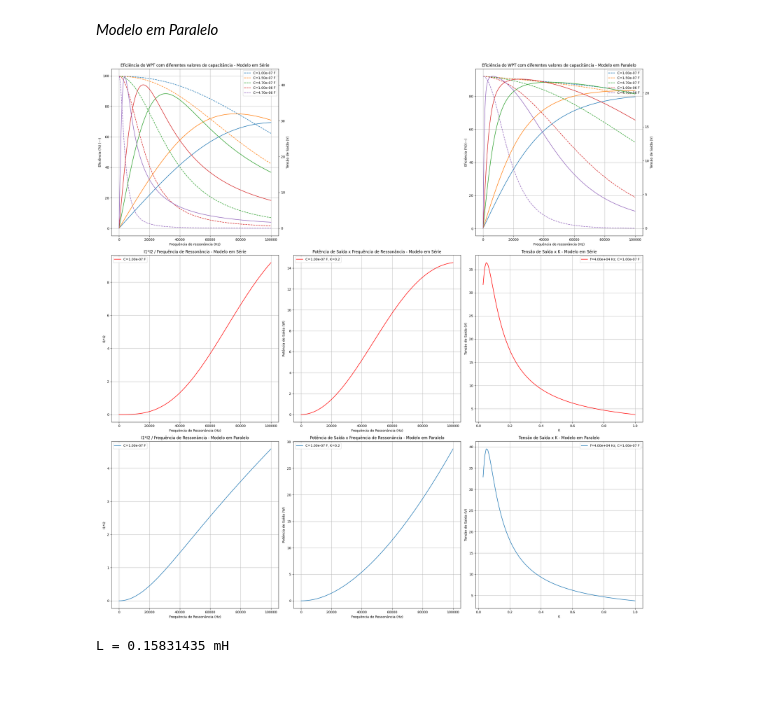
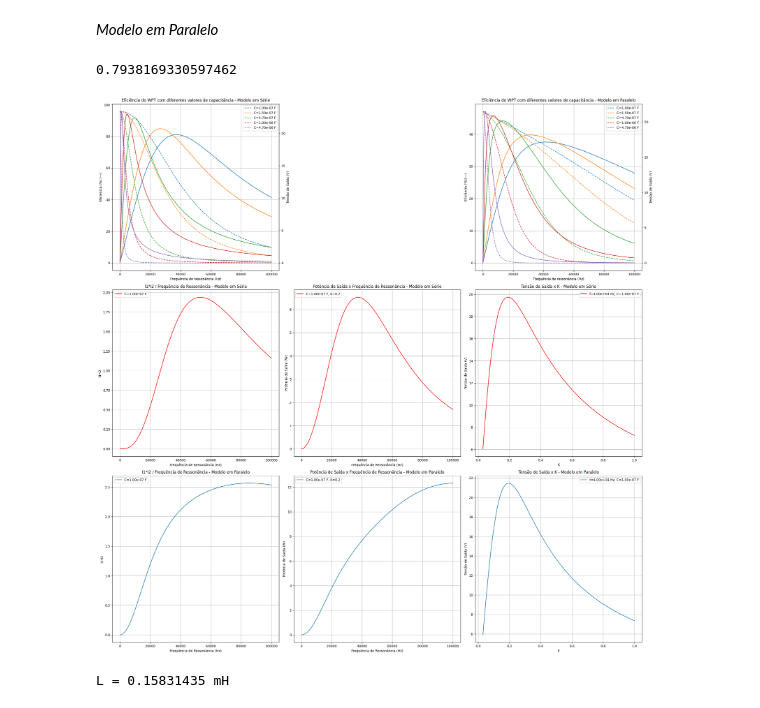
Before and after one commit to Luca-Krausz/ProjetoEletromag24.2, a Jupyter notebook: EletromagCapacitor.ipynb, the cells around one changed output. Drawn from its saved outputs; the diff is of its cells as text; code cells hidden in the pictures.

```diff
--- a/EletromagCapacitor.ipynb
+++ b/EletromagCapacitor.ipynb
@@ -11,9 +11,9 @@ import numpy as np
 from matplotlib import pyplot as plt
 from matplotlib import *
 # %%
-R1 = 0.1
+R1 = 1.294
 R2 = R1
-L1 = 0.158e-3
+L1 = 164.4e-6
 L2 = L1
 C1 = 1e-7
 C2 = C1
@@ -22,7 +22,7 @@ M = (sqrt(L1*L2))*K
 # %%
 f = 40e3
 W = 2*pi*f
-Ufonte = 5
+Ufonte = 10
 XL1 = 1j * W * L1
 XL2 = 1j * W * L2
 XM = 1j * W * M
@@ -293,7 +293,7 @@ def graficoeficiencia_paralelo(ax, C_values, R_DC, Ufonte, Rcarga):
         frequencias = []
         freq_max = 100e3
 
-        for f in np.linspace(1, freq_max+1, 1000):
+        for f in np.linspace(1, freq_max+1, 10000):
             R_f = calcular_resistencia_pelicular(R_DC, f)
 
             # Recalculando os parâmetros do circuito para cada valor de frequência
@@ -414,6 +414,7 @@ def graficoPsaidaf_paralelo(ax, Ufonte, R_DC, K, C, Rcarga, freq_max):
 # Gráfico I1*I2 x f
 
 def graficoI1I2f_paralelo(ax, Ufonte, R_DC, K, C, Rcarga, freq_max):
+    I2 = []
     I1I2 = []
     frequencias = []
 
@@ -437,9 +438,11 @@ def graficoI1I2f_paralelo(ax, Ufonte, R_DC, K, C, Rcarga, freq_max):
         V = np.array([Ufonte, 0])
         i = np.dot(linalg.inv(Z), V)
 
+        I2.append(i[1])
         I1I2.append(np.abs(i[0] * i[1]))
         frequencias.append(f)
 
+    print(np.abs(max(I2)))
     ax.plot(frequencias, I1I2, label=f'C={C:.2e} F')
     ax.set_title('I1*I2 / Frequência de Ressonância - Modelo em Paralelo')
     ax.set_xlabel('Frequência de Ressonância (Hz)')
@@ -449,33 +452,34 @@ def graficoI1I2f_paralelo(ax, Ufonte, R_DC, K, C, Rcarga, freq_max):
 # %%
 K = 0.2
 f = 40e3
 Kmax = 1
 Cap = 1e-7
-R_DC = 0.1
+R_DC = 1.296
 Rcarga = 30
-Ufonte = 5
+Ufonte = 10
 freq_max = 100e3
 C_values = [1e-7, 1.5e-7, 4.7e-7, 1e-6, 4.7e-6]
 
 # Criando subplots de 3 linhas e 3 colunas
 fig, axes = plt.subplots(3, 3, figsize=(24, 24))
 
 # Plotando os gráficos
 graficoeficiencia_serie(axes[0, 0], C_values, R_DC, Ufonte, Rcarga)
 axes[0, 1].axis('off')
 graficoeficiencia_paralelo(axes[0, 2], C_values, R_DC, Ufonte, Rcarga)
 
 graficoI1I2f_serie(axes[1, 0], Ufonte, R_DC, K, Cap, Rcarga, freq_max)
 graficoPsaidaf_serie(axes[1, 1], Ufonte, R_DC, K, Cap, Rcarga, freq_max)
 graficoUsaidaK_serie(axes[1, 2], Ufonte, R_DC, Cap, Rcarga, Kmax, f)
 
 graficoI1I2f_paralelo(axes[2, 0], Ufonte, R_DC, K, Cap, Rcarga, freq_max)
 graficoPsaidaf_paralelo(axes[2, 1], Ufonte, R_DC, K, Cap, Rcarga, freq_max)
 graficoUsaidaK_paralelo(axes[2, 2], Ufonte, R_DC, Cap, Rcarga, Kmax, f)
 
 # Ajustando o layout
 plt.tight_layout()
 plt.show()
 # %% [output]
+0.7938169330597462
-[figure, old version]
+[figure, new version]
 # %%
```
Also changed, not shown: parts of 8 cells of this notebook.
